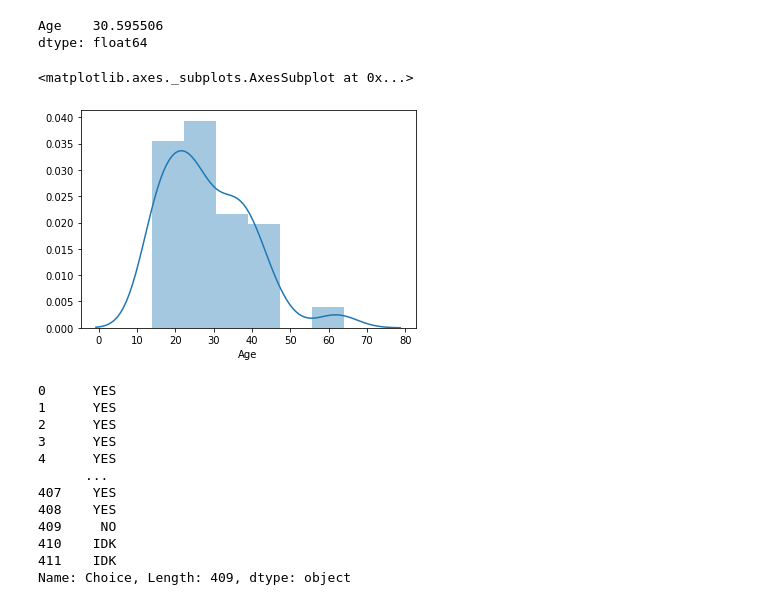
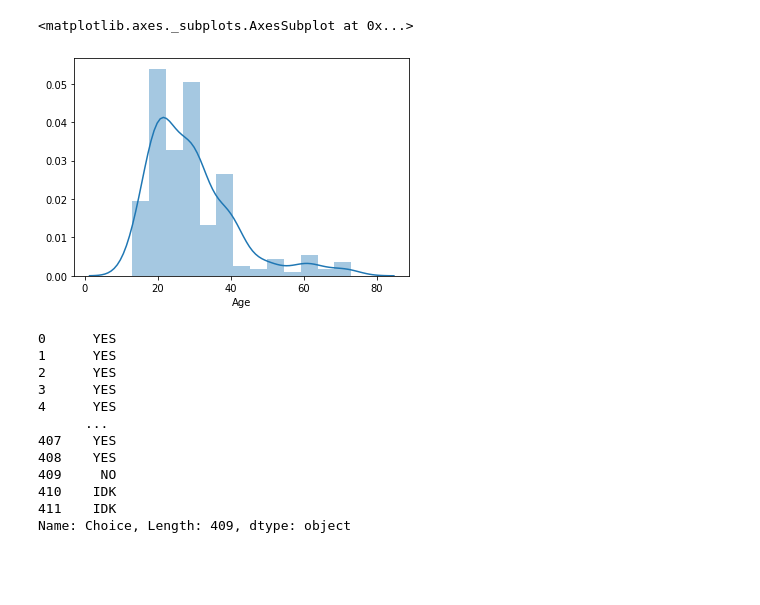
Before and after one commit to Delanary/Conscription_Russia, a Jupyter notebook: Lab.ipynb, the cells around one changed output. Saved outputs shown, nothing was run; the diff lists cells and outputs as text; code cells hidden in the pictures; blank space fills up the shorter version.

Commit message:
Changed data format

```diff
--- a/Lab.ipynb
+++ b/Lab.ipynb
@@ -530,18 +7,8 @@ def handle_str(s):
-# %%
-lst = str1.split('\n') + str2.split('\n')
-lst = list(map(handle_str, lst))
-lst2 = str3.split('\n')
-lst2 = list(map(handle_str, lst2))
-data = pd.DataFrame(lst + lst2)
-my_data = pd.DataFrame(list(map(handle_str, my_questions.split('\n'))))
-data = data.rename(columns={0 : "Sex", 1 : "Age", 2 : "Choice"})
-my_data = my_data.rename(columns={0 : "Sex", 1 : "Age", 2 : "Choice"})
-my_data.mean()
-# %% [output]
-Age    30.595506
-dtype: float64
+# %%
+data = pd.read_csv("Data.csv")
+data = data.rename(columns={0 : "Sex", 1 : "Age", 2 : "Choice"})
 # %%
-sns.distplot(my_data[my_data["Sex"] == "Female"]["Age"])
+sns.distplot(data[data["Sex"] == "Female"]["Age"])
 # %% [output]
 <matplotlib.axes._subplots.AxesSubplot at 0x...>
-[figure, old version]
+[figure, new version]
```
Also changed, not shown: parts of 4 cells of this notebook, 1 other file.
